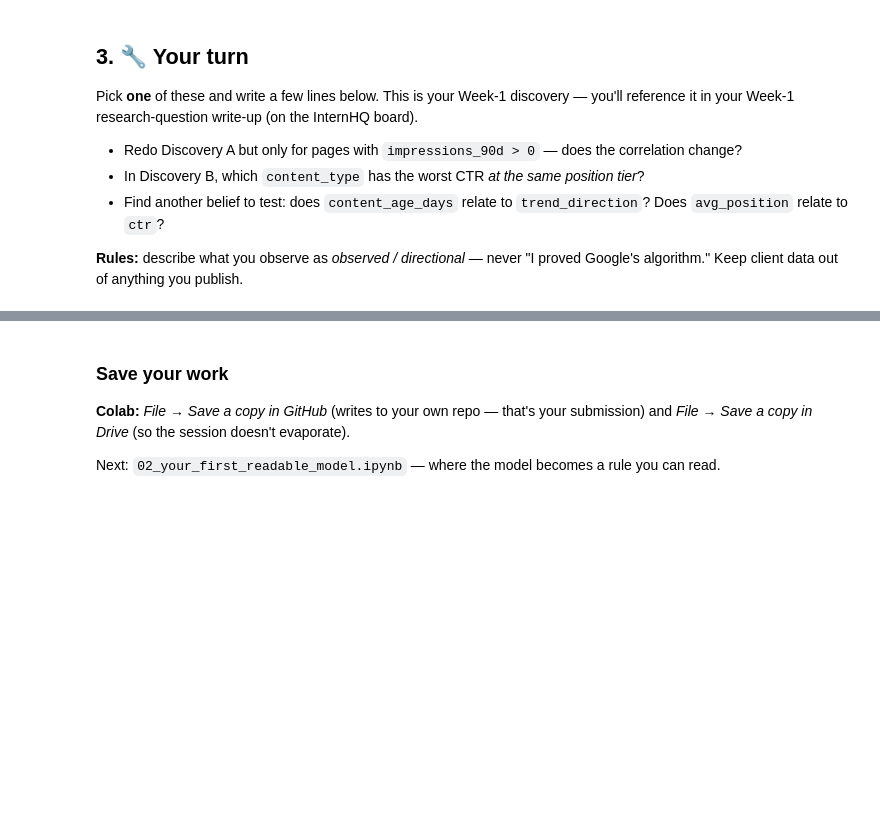
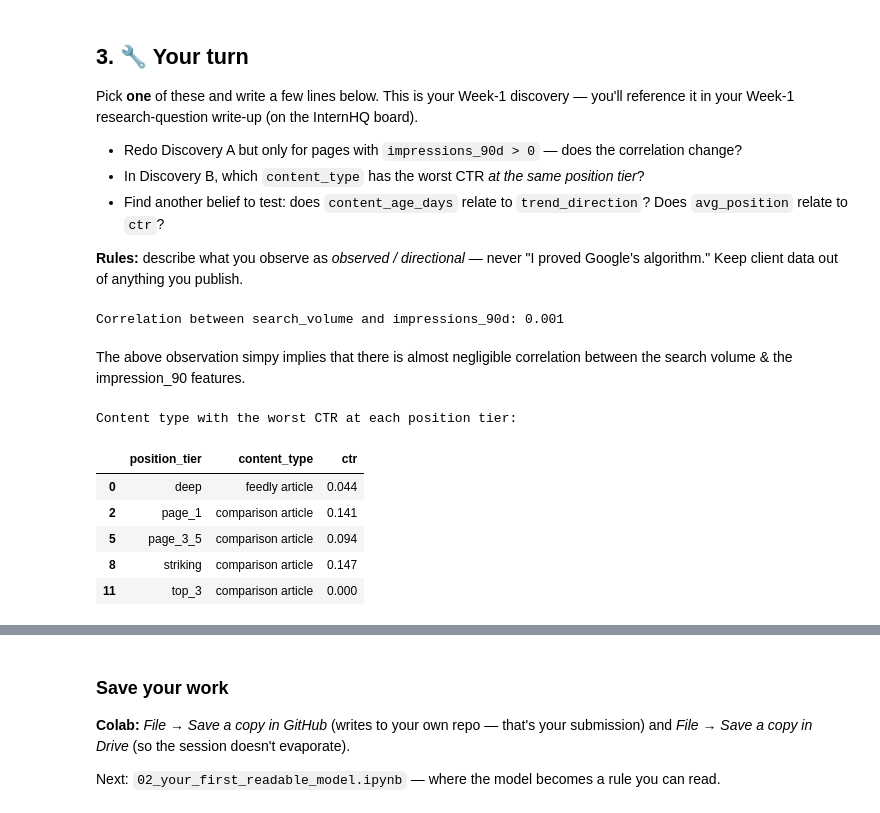
Before and after one commit to Vedika1304-05/flyrank-internship-ml, a Jupyter notebook: notebooks/01_first_look_and_discovery.ipynb, the cells around one changed output, grey strips where cells are left out. Saved outputs shown, nothing was run; the diff lists cells and outputs as text; code cells hidden in the pictures; blank space fills up the shorter version.

```diff
--- a/notebooks/01_first_look_and_discovery.ipynb
+++ b/notebooks/01_first_look_and_discovery.ipynb
@@ -99,3 +153,30 @@ Pick **one** of these and write a few lines below. This is your Week-1 discovery
 **Rules:** describe what you observe as *observed / directional* — never "I proved Google's algorithm." Keep client data out of anything you publish.
 # %%
 # Your discovery here
+df_positive_impressions=df[df["impressions_90d"]>0]
+corr = df_positive_impressions["search_volume"].corr(df_positive_impressions["impressions_90d"])
+print(f"Correlation between search_volume and impressions_90d: {corr:.3f}")
+# %% [output]
+Correlation between search_volume and impressions_90d: 0.001
+# %% [markdown]
+The above observation simpy implies that there is almost negligible correlation between the search volume & the impression_90 features.
+# %%
+# Filter for visible pages (impressions >= 100) as in Discovery B
+visible_pages = df[df['impressions_90d'] >= 100]
+
+# Group by position_tier and content_type and calculate the mean CTR
+ctr_by_pos_and_content = visible_pages.groupby(['position_tier', 'content_type'])['ctr'].mean().reset_index()
+
+# For each position_tier, find the content_type with the minimum CTR
+worst_ctr_by_position = ctr_by_pos_and_content.loc[ctr_by_pos_and_content.groupby('position_tier')['ctr'].idxmin()]
+
+print("Content type with the worst CTR at each position tier:")
+display(worst_ctr_by_position[['position_tier', 'content_type', 'ctr']].round(3))
+# %% [output]
+Content type with the worst CTR at each position tier:
+|  | position_tier | content_type | ctr |
+| 0 | deep | feedly article | 0.044 |
+| 2 | page_1 | comparison article | 0.141 |
+| 5 | page_3_5 | comparison article | 0.094 |
+| 8 | striking | comparison article | 0.147 |
+| 11 | top_3 | comparison article | 0.000 |
```
Also changed, not shown: parts of 9 cells of this notebook.
